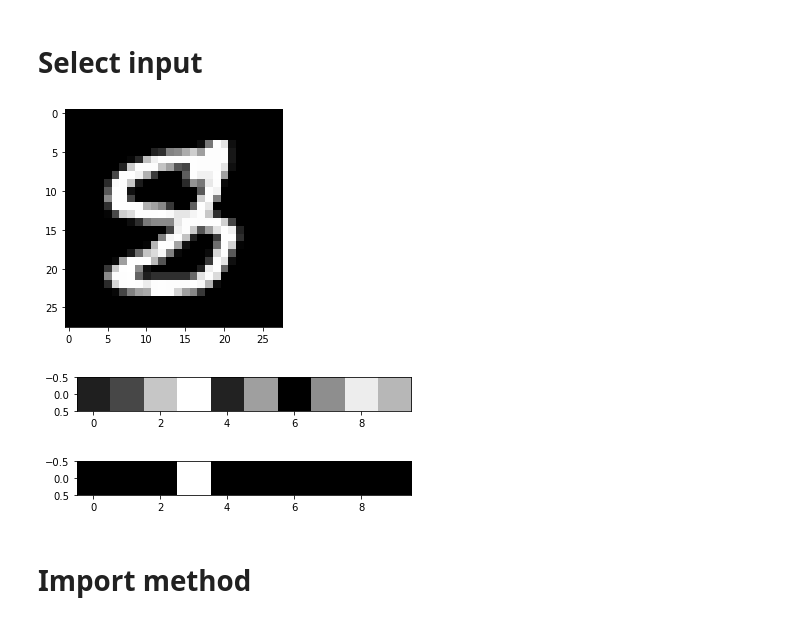
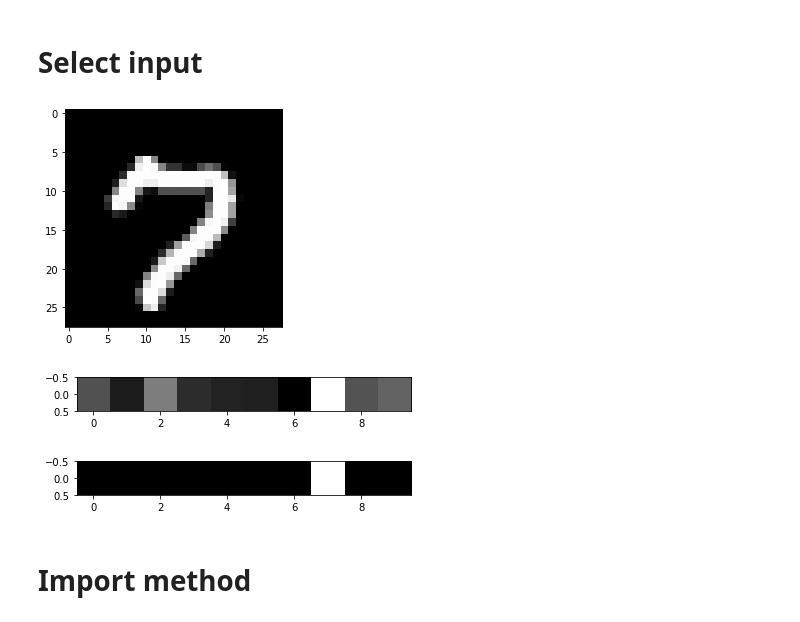
Before and after one commit to AdelinCO/twin-system, a Jupyter notebook: 2ndCBE_ANN_MNIST.ipynb, the cells around one changed output. Drawn from its saved outputs; the diff is of its cells as text; code cells hidden in the pictures.

```diff
--- a/2ndCBE_ANN_MNIST.ipynb
+++ b/2ndCBE_ANN_MNIST.ipynb
@@ -51,22 +51,22 @@ labels_list = np.array(labels_list)
 # %% [markdown]
 # Select input
 # %%
-indice_input = 2
+indice_input = 3
 inputs = image_list[indice_input]
 plt.imshow(inputs, cmap='gray')
 plt.show()
 
 inputs = np.expand_dims(inputs,0)
 targets = model.predict(inputs)
 strict_targets = (targets == np.max(targets)).astype(int)
 plt.imshow(targets, cmap='gray')
 plt.show()
 plt.imshow(strict_targets, cmap='gray')
 plt.show()
 # %% [output]
-[figure, old version]
+[figure, new version]
-[figure, old version]
+[figure, new version]
-[figure, old version]
+[figure, new version]
 # %% [markdown]
 # Import method
 # %%
```
Also changed, not shown: parts of 3 cells of this notebook, 1 other file.
